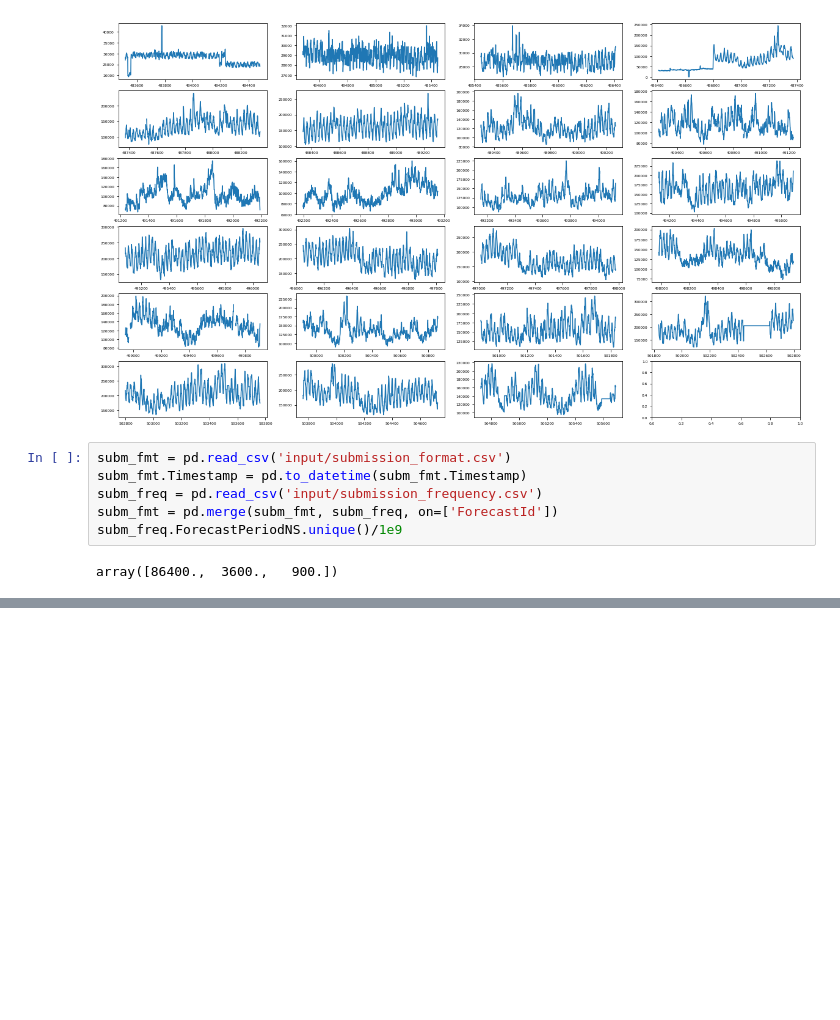
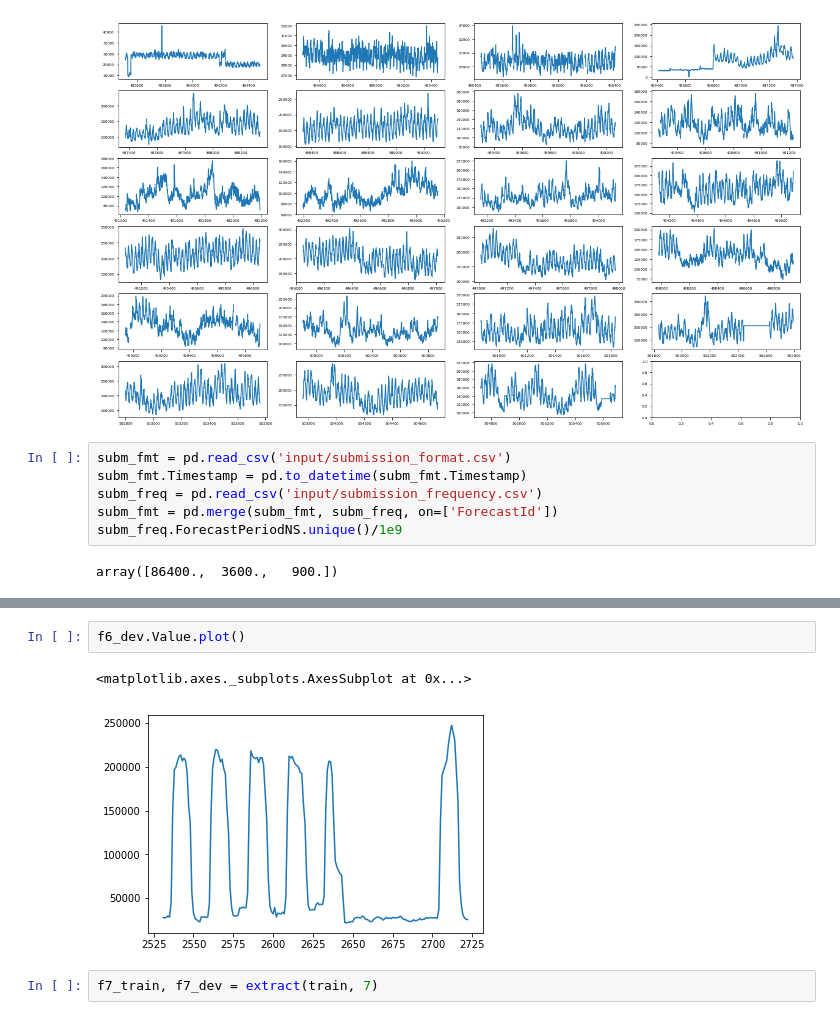
Before and after one commit to cxz/notebooks, a Jupyter notebook: energy_consumption/Draft.ipynb, the cells around one changed output, grey strips where cells are left out. Drawn from its saved outputs; the diff is of its cells as text; blank space fills up the shorter version.

```diff
--- a/energy_consumption/Draft.ipynb
+++ b/energy_consumption/Draft.ipynb
@@ -175,0 +236,7 @@ array([86400.,  3600.,   900.])
+# %%
+f6_dev.Value.plot()
+# %% [output]
+<matplotlib.axes._subplots.AxesSubplot at 0x...>
+[figure, added]
+# %%
+f7_train, f7_dev = extract(train, 7)
```
Also changed, not shown: parts of 19 cells of this notebook.
